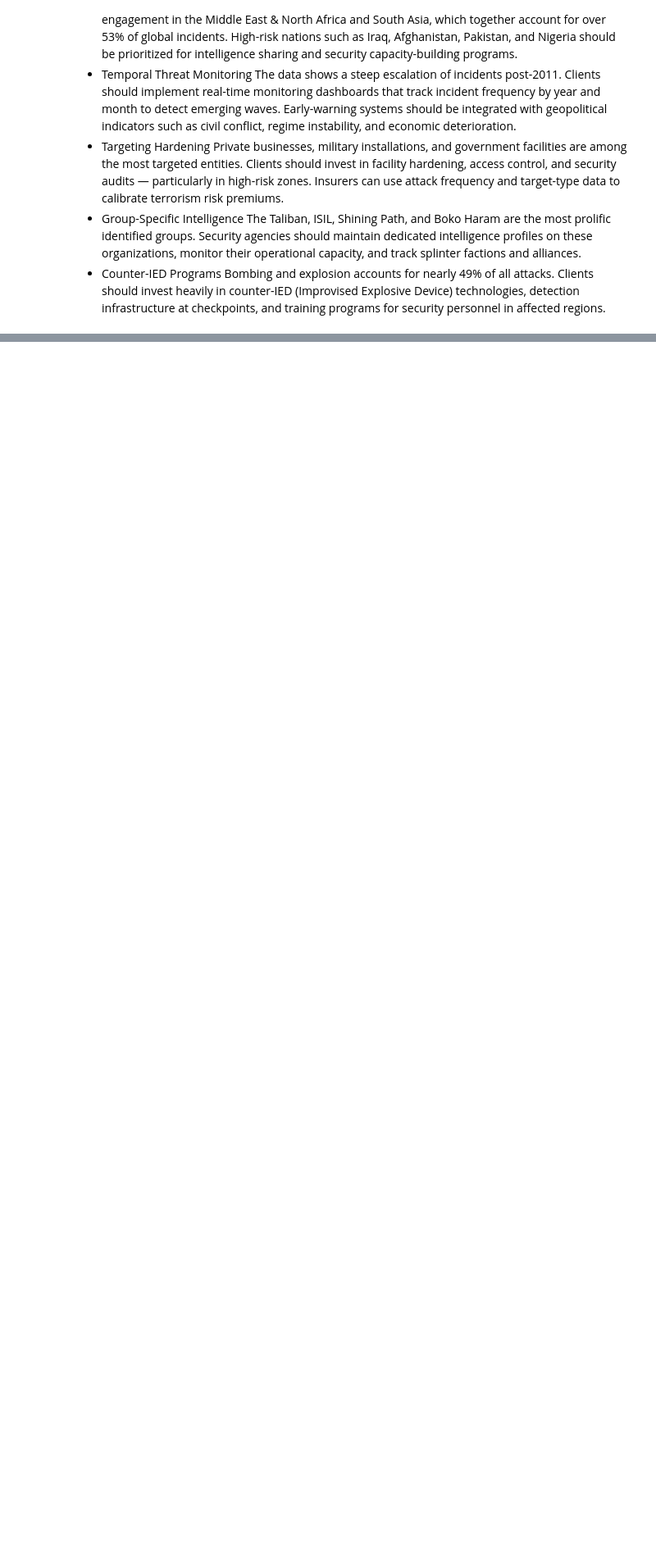
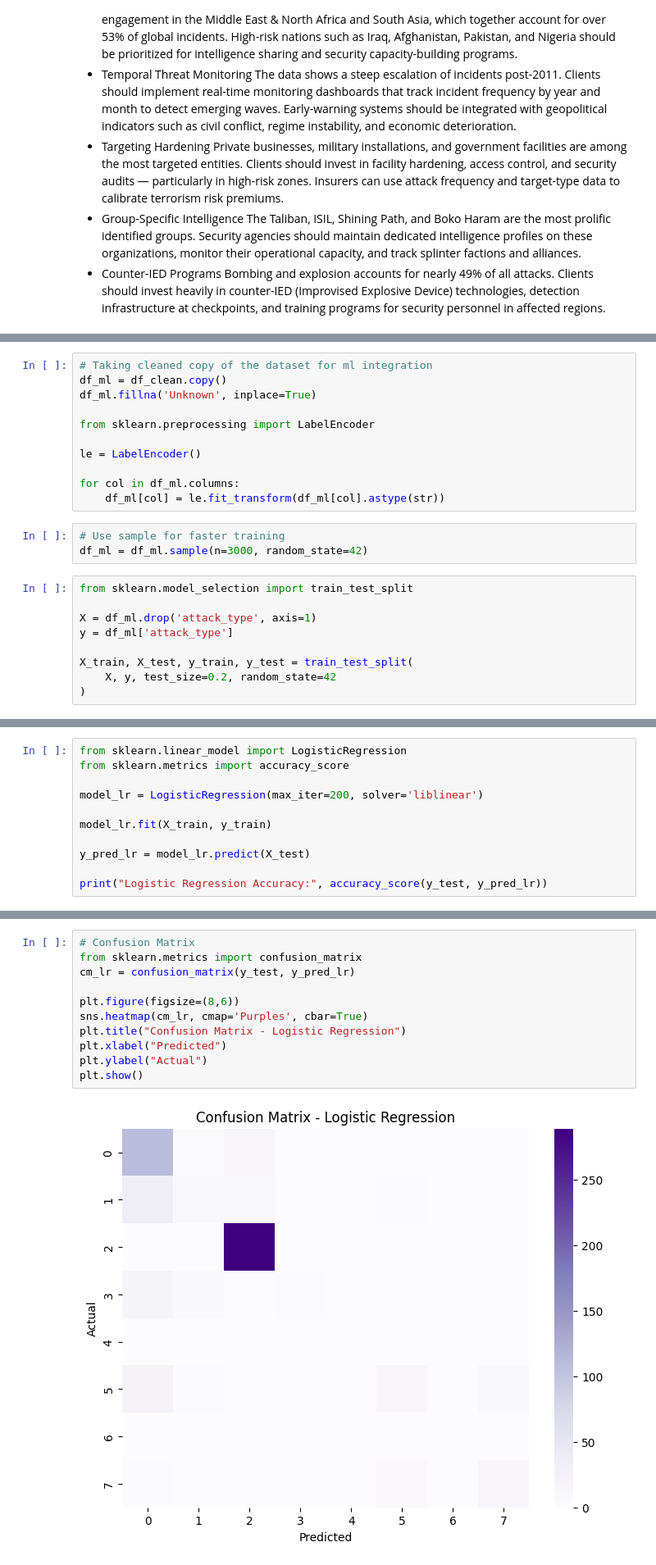
Before and after one commit to DivyankBaluni/Global-Terrorism-Analysis-and-ML, a Jupyter notebook: global_terrorism_analysis_ml.ipynb, the cells around one changed output, grey strips where cells are left out. Shown at 82% size. Drawn from its saved outputs; the diff is of its cells as text; blank space fills up the shorter version.

Commit message:
Made several major changes and added machine learning models...

```diff
--- a/global_terrorism_analysis_ml.ipynb
+++ b/global_terrorism_analysis_ml.ipynb
@@ -1374,0 +1352,23 @@ checkpoints, and training programs for security personnel in affected regions.
+# %%
+# Taking cleaned copy of the dataset for ml integration
+df_ml = df_clean.copy()
+df_ml.fillna('Unknown', inplace=True)
+
+from sklearn.preprocessing import LabelEncoder
+
+le = LabelEncoder()
+
+for col in df_ml.columns:
+    df_ml[col] = le.fit_transform(df_ml[col].astype(str))
+# %%
+# Use sample for faster training
+df_ml = df_ml.sample(n=3000, random_state=42)
+# %%
+from sklearn.model_selection import train_test_split
+
+X = df_ml.drop('attack_type', axis=1)
+y = df_ml['attack_type']
+
+X_train, X_test, y_train, y_test = train_test_split(
+    X, y, test_size=0.2, random_state=42
+)
@@ -1374,0 +1377,11 @@ checkpoints, and training programs for security personnel in affected regions.
+# %%
+from sklearn.linear_model import LogisticRegression
+from sklearn.metrics import accuracy_score
+
+model_lr = LogisticRegression(max_iter=200, solver='liblinear')
+
+model_lr.fit(X_train, y_train)
+
+y_pred_lr = model_lr.predict(X_test)
+
+print("Logistic Regression Accuracy:", accuracy_score(y_test, y_pred_lr))
@@ -1374,0 +1408,13 @@ checkpoints, and training programs for security personnel in affected regions.
+# %%
+# Confusion Matrix
+from sklearn.metrics import confusion_matrix
+cm_lr = confusion_matrix(y_test, y_pred_lr)
+
+plt.figure(figsize=(8,6))
+sns.heatmap(cm_lr, cmap='Purples', cbar=True)
+plt.title("Confusion Matrix - Logistic Regression")
+plt.xlabel("Predicted")
+plt.ylabel("Actual")
+plt.show()
+# %% [output]
+[figure, added]
```
Also changed, not shown: parts of 37 cells of this notebook.
